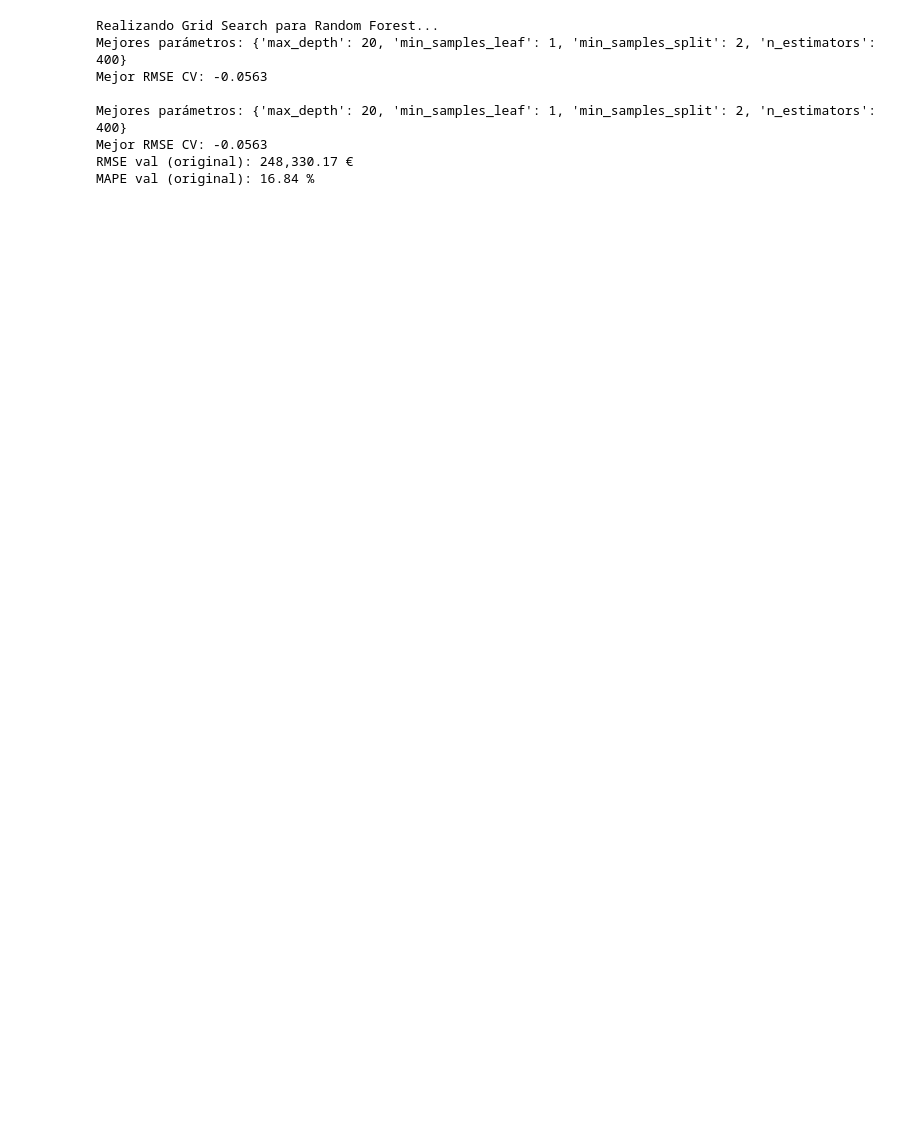
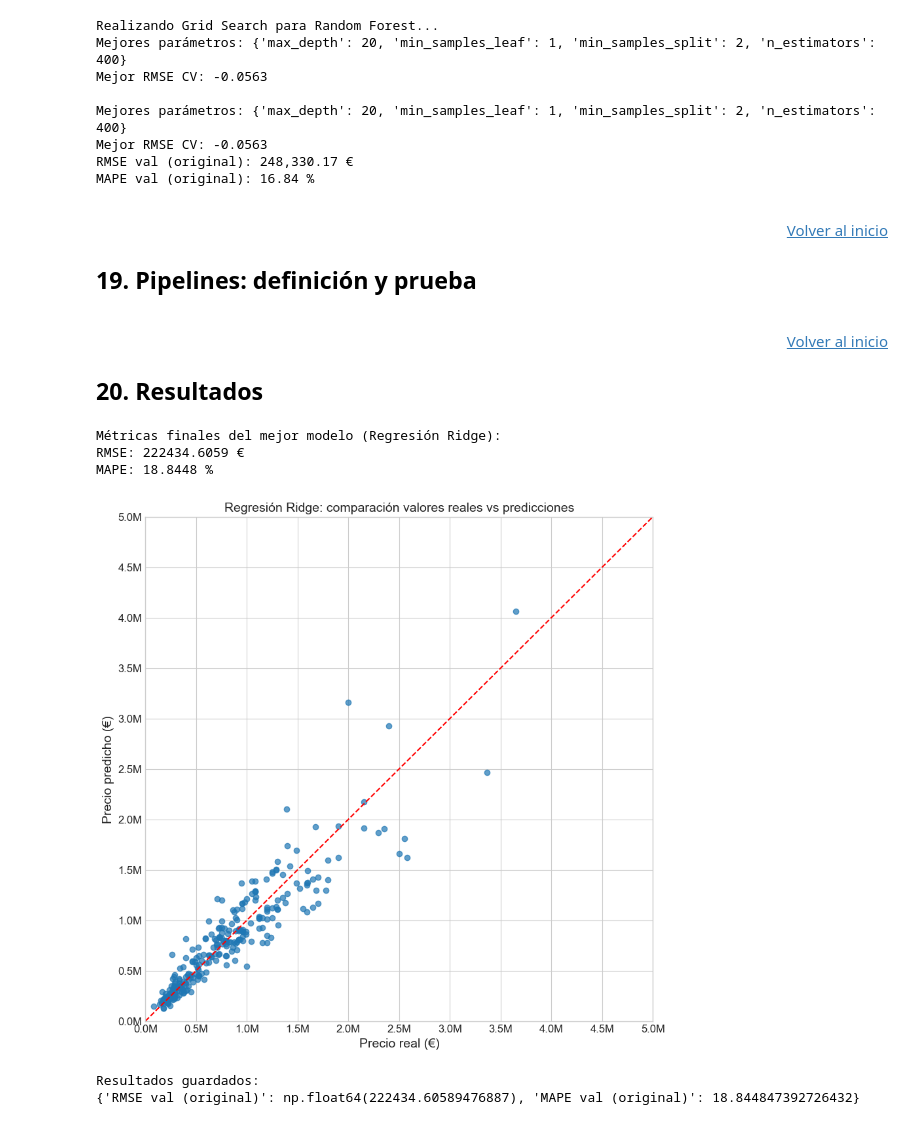
Before and after one commit to angelgvill/DS_ML_Machine_Learning_viviendaMadrid, a Jupyter notebook: notebooks/0313_Modelos_ML_noOutliers_selRF.ipynb, the cells around one changed output. Saved outputs shown, nothing was run; the diff lists cells and outputs as text; code cells hidden in the pictures; blank space fills up the shorter version.

```diff
--- a/notebooks/0313_Modelos_ML_noOutliers_selRF.ipynb
+++ b/notebooks/0313_Modelos_ML_noOutliers_selRF.ipynb
@@ -509,3 +509,75 @@ Mejores parámetros: {'max_depth': 20, 'min_samples_leaf': 1, 'min_samples_split
 Mejor RMSE CV: -0.0563
 RMSE val (original): 248,330.17 €
 MAPE val (original): 16.84 %
+# %% [markdown]
+<a id="pipelines"></a>
+<a href="#inicio-notebook"><p style="text-align:right;" href="#inicio-notebook">Volver al inicio</p></a>
+## 19. Pipelines: definición y prueba
+# %% [markdown]
+<a id="resultados"></a>
+<a href="#inicio-notebook"><p style="text-align:right;" href="#inicio-notebook">Volver al inicio</p></a>
+## 20. Resultados
+# %%
+# para modelo Ridge, hiperparámetros mejores ()'alpha': 0.01, 'fit_intercept': True, 'max_iter': 1000, 'solver': 'lsqr'):
+# Definir el mejor modelo (Ridge optimizado)
+mejor_modelo = Ridge(alpha=0.01, fit_intercept=True, max_iter=1000, solver='lsqr')
+
+# Entrenar el modelo con los datos de entrenamiento (suponiendo que ya tienes X_train y y_train)
+mejor_modelo.fit(X_train, y_train)
+
+# Realizar predicciones en la escala logarítmica
+y_pred_log = mejor_modelo.predict(X_val)
+
+# Transformar las predicciones y los valores reales de vuelta a la escala original
+y_val_original = np.exp(y_val)  # Transformar los valores reales
+y_pred_original = np.exp(y_pred_log)  # Transformar las predicciones
+
+# Evaluar el rendimiento del modelo en la escala original
+rmse_final = np.sqrt(mean_squared_error(y_val_original, y_pred_original))
+mape_final = mean_absolute_percentage_error(y_val_original, y_pred_original) * 100
+
+# Imprimir las métricas finales
+print("Métricas finales del mejor modelo (Regresión Ridge):")
+print(f"RMSE: {rmse_final:.4f} €")
+print(f"MAPE: {mape_final:.4f} %")
+
+# Visualizar las predicciones vs los valores reales
+plt.figure(figsize=(10, 10))  # Hacer el gráfico cuadrado
+
+# Ajustar los límites de los ejes para que lleguen hasta 10M
+plt.xlim(0, 5e6)
+plt.ylim(0, 5e6)
+
+# Visualizar
+plt.scatter(y_val_original, y_pred_original, alpha=0.7)
+plt.plot([0, 5e6], [0, 5e6], 'r--')  # Línea de referencia 45º
+
+# Etiquetas
+plt.xlabel('Precio real (€)', fontsize=14)
+plt.ylabel('Precio predicho (€)', fontsize=14)
+plt.title('Regresión Ridge: comparación valores reales vs predicciones', fontsize=14)
+
+# Ajustar los ejes para que utilicen 0.5M, 1M, 1.5M, etc., hasta 10M
+plt.xticks(np.arange(0, 5.5e6, step=0.5e6),
+           labels=[f'{x/1e6}M' for x in np.arange(0, 5.5e6, step=0.5e6)])
+
+plt.yticks(np.arange(0, 5.5e6, step=0.5e6),
+           labels=[f'{y/1e6}M' for y in np.arange(0, 5.5e6, step=0.5e6)])
+plt.show()
+
+# Guardar resultados para análisis posterior
+resultados = {
+    'RMSE val (original)': rmse_final,
+    'MAPE val (original)': mape_final
+}
+
+# Imprimir resultados
+print("\nResultados guardados:")
+print(resultados)
+# %% [output]
+Métricas finales del mejor modelo (Regresión Ridge):
+RMSE: 222434.6059 €
+MAPE: 18.8448 %
+[figure, added]
+Resultados guardados:
+{'RMSE val (original)': np.float64(222434.60589476887), 'MAPE val (original)': 18.844847392726432}
```
Also changed, not shown: parts of 3 cells of this notebook, 1 other file.
